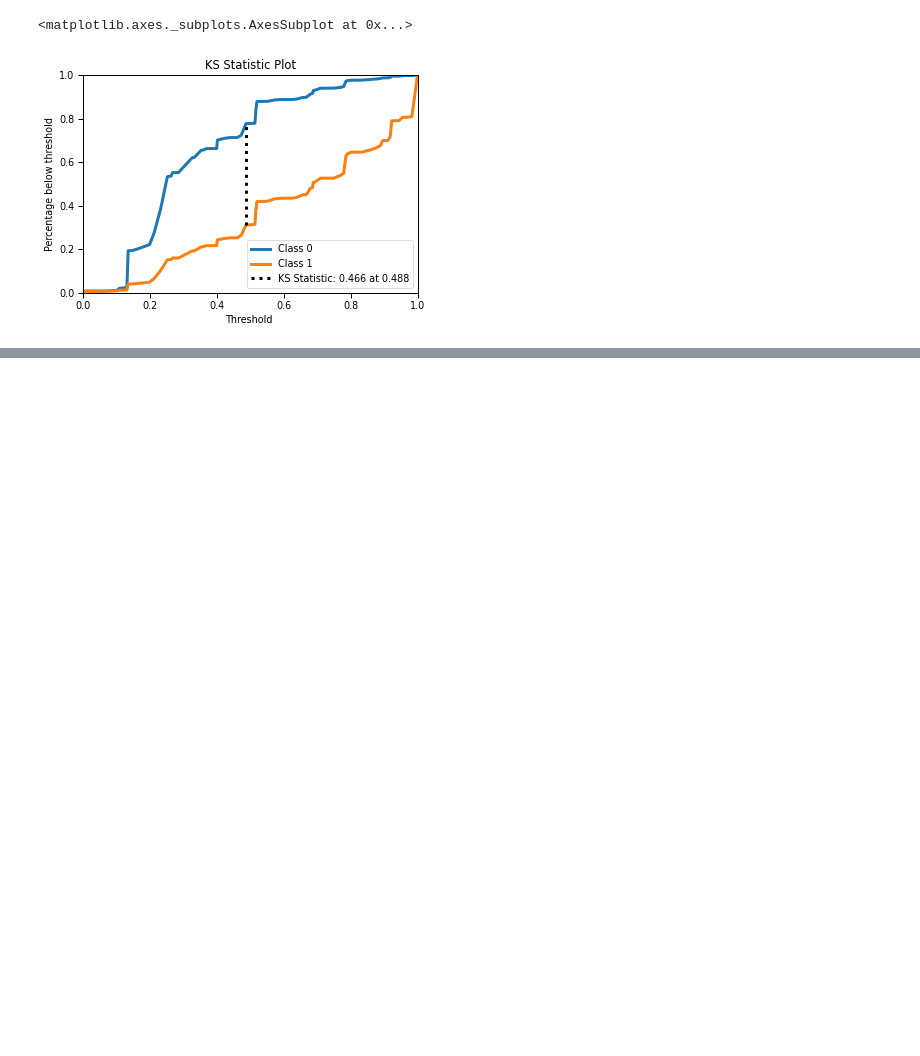
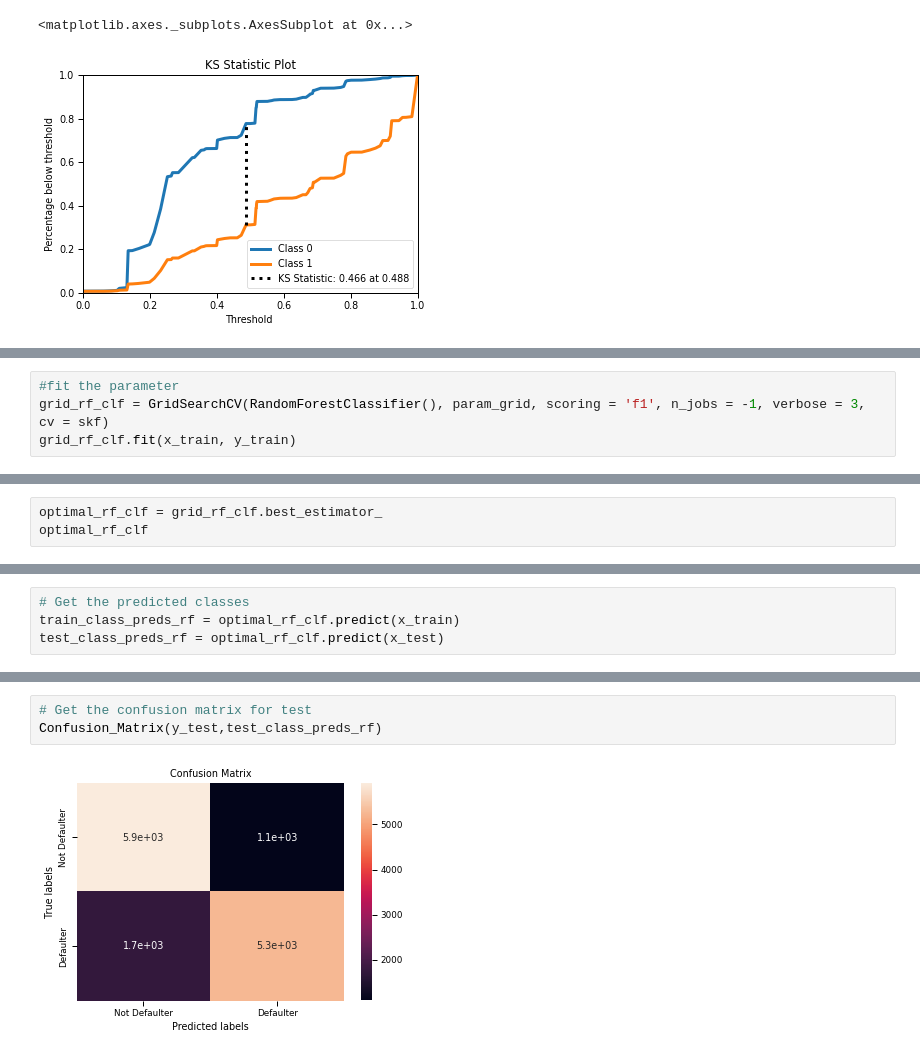
Before and after one commit to ansonsibi1/Credit-Card-Default-Prediction---Capstone-Project, a Jupyter notebook: Credit_Card_Default_Prediction_Capstone_Project.ipynb, the cells around one changed output, grey strips where cells are left out. Saved outputs shown, nothing was run; the diff lists cells and outputs as text; blank space fills up the shorter version.

```diff
--- a/Credit_Card_Default_Prediction_Capstone_Project.ipynb
+++ b/Credit_Card_Default_Prediction_Capstone_Project.ipynb
@@ -1009,0 +1091,4 @@ skplt.metrics.plot_ks_statistic(y_test, prob)
+# %%
+#fit the parameter
+grid_rf_clf = GridSearchCV(RandomForestClassifier(), param_grid, scoring = 'f1', n_jobs = -1, verbose = 3, cv = skf)
+grid_rf_clf.fit(x_train, y_train)
@@ -1009,0 +1115,3 @@ skplt.metrics.plot_ks_statistic(y_test, prob)
+# %%
+optimal_rf_clf = grid_rf_clf.best_estimator_
+optimal_rf_clf
@@ -1009,0 +1121,4 @@ skplt.metrics.plot_ks_statistic(y_test, prob)
+# %%
+# Get the predicted classes
+train_class_preds_rf = optimal_rf_clf.predict(x_train)
+test_class_preds_rf = optimal_rf_clf.predict(x_test)
@@ -1009,0 +1158,5 @@ skplt.metrics.plot_ks_statistic(y_test, prob)
+# %%
+# Get the confusion matrix for test
+Confusion_Matrix(y_test,test_class_preds_rf)
+# %% [output]
+[figure, added]
```
Also changed, not shown: parts of 58 cells of this notebook.
